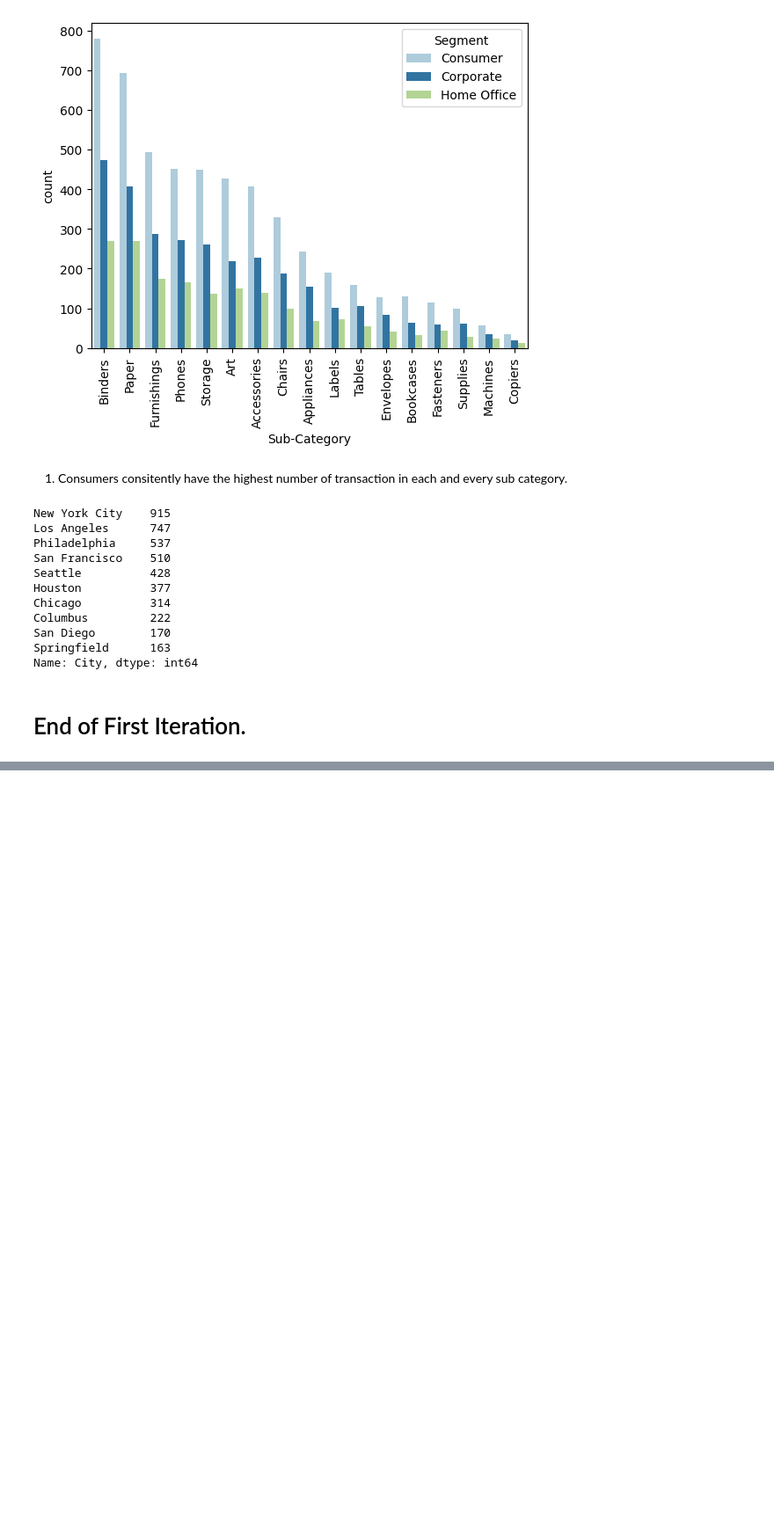
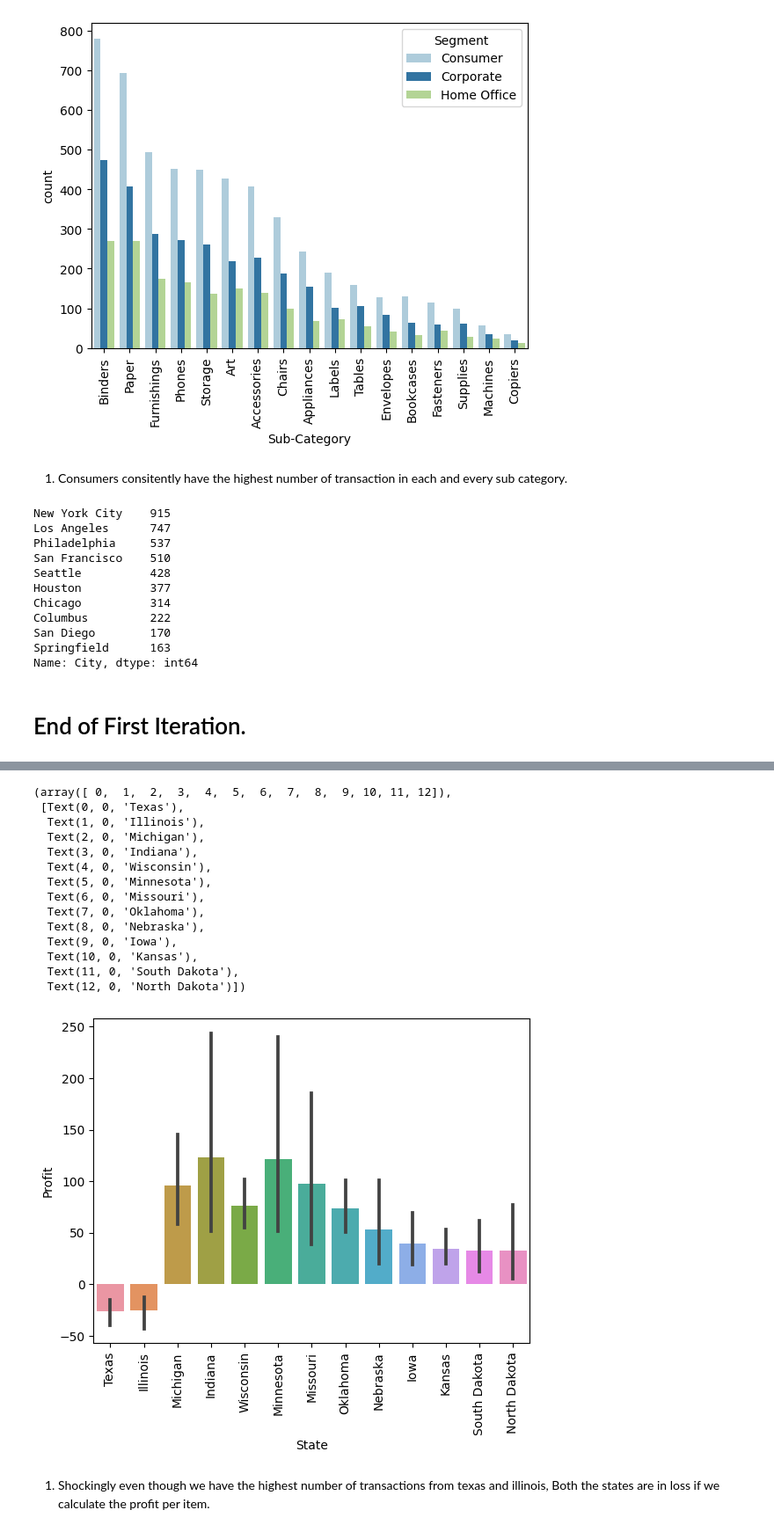
Before and after one commit to Naaahush/VsCode, a Jupyter notebook: Day 5.ipynb, the cells around one changed output, grey strips where cells are left out. Shown: that part at 88% size. Saved outputs shown, nothing was run; the diff lists cells and outputs as text; code cells hidden in the pictures; blank space fills up the shorter version.

```diff
--- a/Day 5.ipynb
+++ b/Day 5.ipynb
@@ -259,0 +357,21 @@ df['Profit_Per_Item']=df['Profit']/df['Quantity']
+# %%
+sns.barplot(df1,x='State',y='Profit', order= df1['State'].value_counts().index)
+plt.xticks(rotation = 90)
+# %% [output]
+(array([ 0,  1,  2,  3,  4,  5,  6,  7,  8,  9, 10, 11, 12]),
+ [Text(0, 0, 'Texas'),
+  Text(1, 0, 'Illinois'),
+  Text(2, 0, 'Michigan'),
+  Text(3, 0, 'Indiana'),
+  Text(4, 0, 'Wisconsin'),
+  Text(5, 0, 'Minnesota'),
+  Text(6, 0, 'Missouri'),
+  Text(7, 0, 'Oklahoma'),
+  Text(8, 0, 'Nebraska'),
+  Text(9, 0, 'Iowa'),
+  Text(10, 0, 'Kansas'),
+  Text(11, 0, 'South Dakota'),
+  Text(12, 0, 'North Dakota')])
+[figure, added]
+# %% [markdown]
+1. Shockingly even though we have the highest number of transactions from texas and illinois, Both the states are in loss if we calculate the profit per item.
```
Also changed, not shown: parts of 16 cells of this notebook.
